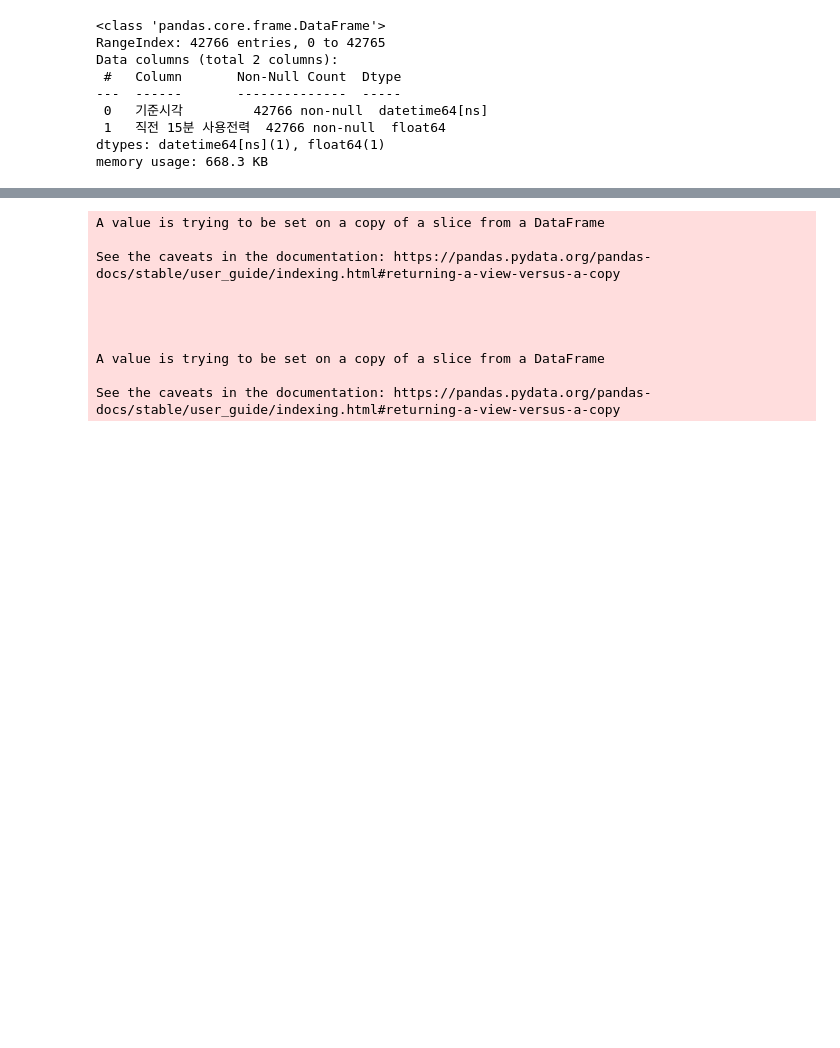
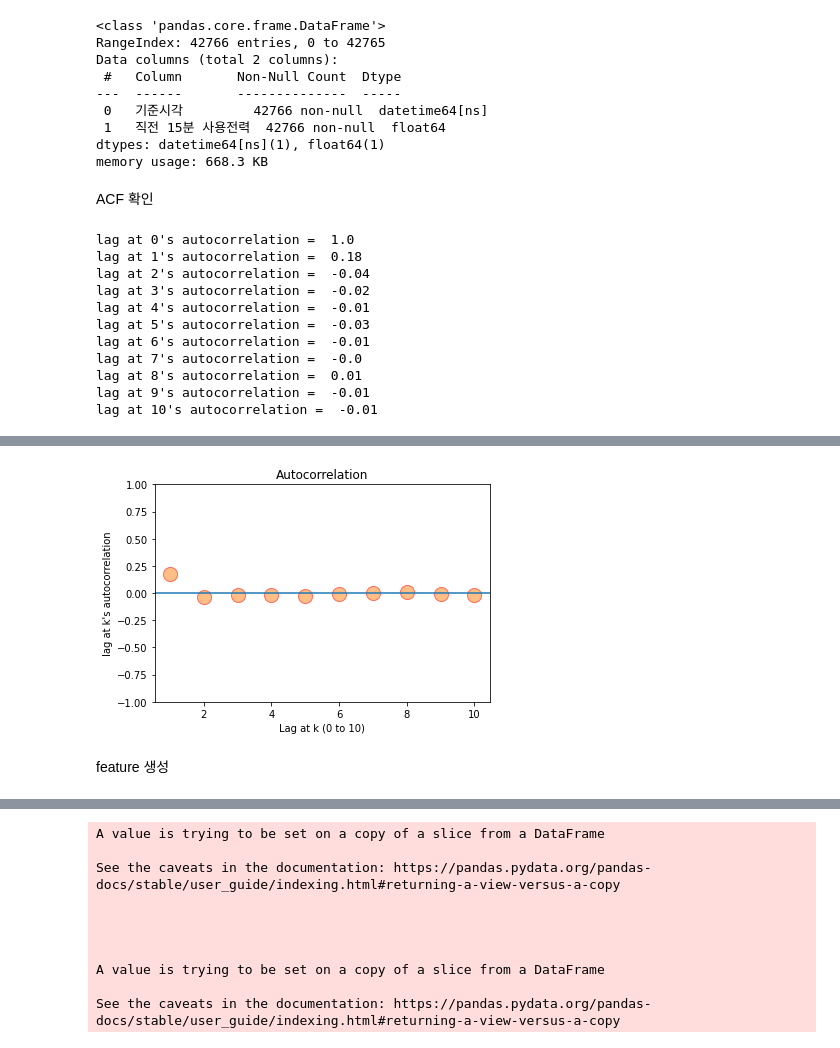
Before and after one commit to yeonkyoung/Time_Series, a Jupyter notebook: Temp_predict/moorim_prophet.ipynb, the cells around one changed output, grey strips where cells are left out. Saved outputs shown, nothing was run; the diff lists cells and outputs as text; code cells hidden in the pictures; blank space fills up the shorter version.

```diff
--- a/Temp_predict/moorim_prophet.ipynb
+++ b/Temp_predict/moorim_prophet.ipynb
@@ -19,3 +19,36 @@ Data columns (total 2 columns):
  1   직전 15분 사용전력  42766 non-null  float64
 dtypes: datetime64[ns](1), float64(1)
 memory usage: 668.3 KB
+# %% [markdown]
+ACF 확인
+# %%
+def acf_plot(data, N_LAGS, pval):
+    from statsmodels.graphics.tsaplots import plot_acf
+
+    auto = pd.Series(data.values)
+    for i in range(0, N_LAGS+1):
+        print(f"lag at {i}'s autocorrelation = ", round(auto.autocorr(lag=i),2))
+        scatter = pd.DataFrame()
+        scatter['lags'] = [i for i in range (1, N_LAGS +1)]
+        scatter['autocorrelation'] = [ auto.autocorr(lag=i) for i in range(1, N_LAGS +1)]
+
+    fig = plot_acf(data, lags=N_LAGS, alpha=pval)
+    plt.xlabel(f'Lag at k (0 to {N_LAGS})')
+    plt.ylabel("lag at k's autocorrelation")
+    plt.scatter(x=scatter['lags'], y=scatter['autocorrelation'], edgecolors='red',linewidth=1, s=200, alpha = .5)
+    plt.show()
+
+acf_plot(data['직전 15분 사용전력'].diff(1), 10, 0.05)
+# acf_plot(data['직전 15분 사용전력'].diff(5), 30, 0.05)
+# %% [output]
+lag at 0's autocorrelation =  1.0
+lag at 1's autocorrelation =  0.18
+lag at 2's autocorrelation =  -0.04
+lag at 3's autocorrelation =  -0.02
+lag at 4's autocorrelation =  -0.01
+lag at 5's autocorrelation =  -0.03
+lag at 6's autocorrelation =  -0.01
+lag at 7's autocorrelation =  -0.0
+lag at 8's autocorrelation =  0.01
+lag at 9's autocorrelation =  -0.01
+lag at 10's autocorrelation =  -0.01
@@ -21,0 +56,3 @@ memory usage: 668.3 KB
+[figure, added]
+# %% [markdown]
+feature 생성
```
Also changed, not shown: parts of 28 cells of this notebook.
